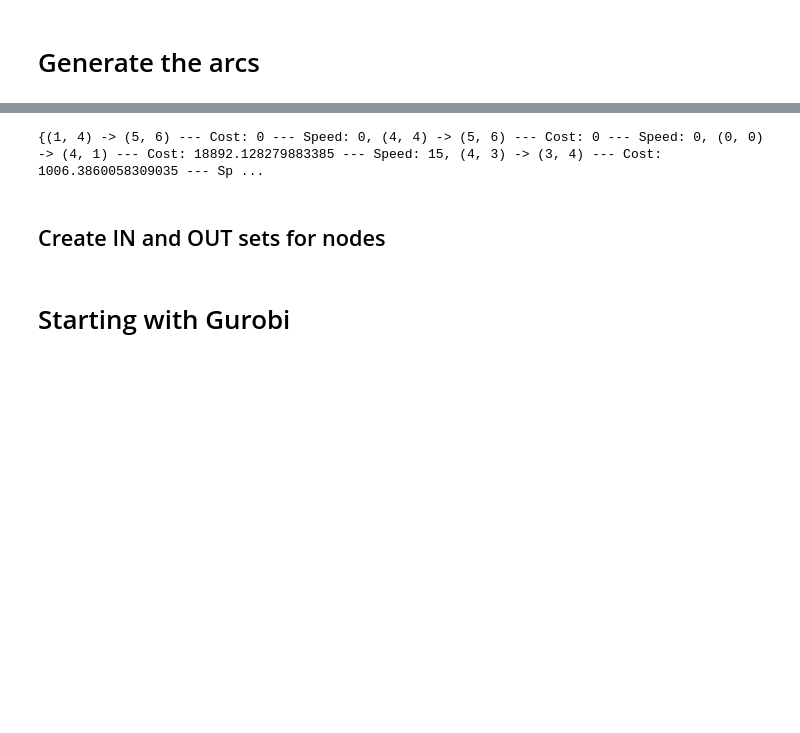
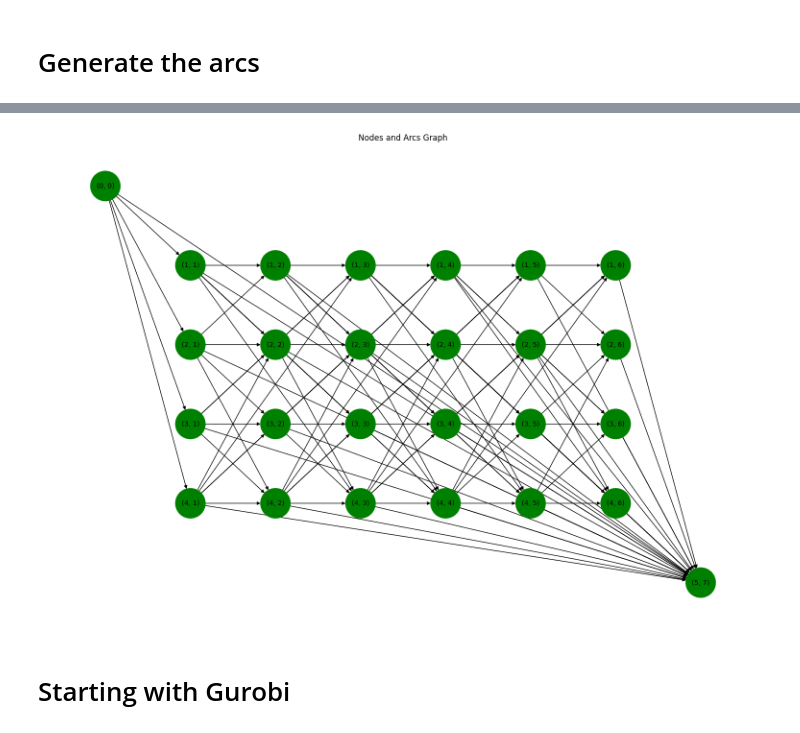
Before and after one commit to tobiasbergeland/SpeedOptiRepo, a Jupyter notebook: mirp.ipynb, the cells around one changed output, grey strips where cells are left out. Saved outputs shown, nothing was run; the diff lists cells and outputs as text; code cells hidden in the pictures; blank space fills up the shorter version.

```diff
--- a/mirp.ipynb
+++ b/mirp.ipynb
@@ -868,0 +593,37 @@ source_times
+# %%
+source_arcs_info = [generate_arc_info_for_vessel(vessel, [port.number for port in ports], source_distances, max_speed_k, min_speed_k, sourceNode) for vessel in vessels]
+
+all_info = source_arcs_info.copy()
+
+for vessel in vessels:
+    arcs_for_current_vessel = [create_arcs_for_node(node, [vessel], [port.number for port in ports], source_times, max_speed_k, min_speed_k, full_distance_matrix_nm) for node in nodeDict.values()]
+    all_info.extend(arcs_for_current_vessel)
+
+arc_dict, vessel_arcs, waiting_arcs = add_arcs_to_nodes(all_info, nodeDict, numTimePeriods)
+# %%
+def add_arc_to_dict(origin, destination, vessel, arc_dict, vessel_arcs):
+    """Helper function to add arc to dictionaries and nodes."""
+    arc = Arc(origin_node=origin, destination_node=destination, distance=0, cost=0, travel_time=0, speed=0, is_waiting_arc=False)
+    origin.outgoing_arcs.add(arc)
+    destination.incoming_arcs.add(arc)
+    arc_dict[(origin.tuple, destination.tuple, vessel)] = arc
+    vessel_arcs.setdefault(vessel, []).append(arc)
+    return arc_dict, vessel_arcs
+# %%
+def create_sink_arcs(vessels, nodeDict, sinkNode, source_times, arc_dict, vessel_arcs):
+    for vessel in vessels:
+        # Arc from source node to sink node
+        arc_dict, vessel_arcs = add_arc_to_dict(sourceNode, sinkNode, vessel, arc_dict, vessel_arcs)
+
+        # Arcs from other nodes to sink node
+        for node in nodeDict.values():
+            if node.port.number not in [0, len(ports) + 1] and node.time >= source_times[vessel][node.port.number - 1]:
+                arc_dict, vessel_arcs = add_arc_to_dict(node, sinkNode, vessel, arc_dict, vessel_arcs)
+
+    return arc_dict, vessel_arcs
+# %%
+# After calling add_arcs_to_nodes:
+arc_dict, vessel_arcs, waiting_arcs = add_arcs_to_nodes(all_info, nodeDict, numTimePeriods)
+
+# Then call create_sink_arcs with the returned arc_dict and vessel_arcs:
+arc_dict, vessel_arcs = create_sink_arcs(vessels, nodeDict, sinkNode, source_times, arc_dict, vessel_arcs)
@@ -999,12 +682,0 @@ for vessel in vessels:
-# %%
-# creating arcs for each vessel
-for vessel in vessels:
-    # Create a new set of arcs for each vessel
-    arcs_ex_source_arcs = vessel_arcs[vessel]
-    source_arcs_v = source_arcs[vessel]
-    vessel.all_arcs_v.update(arcs_ex_source_arcs)
-    vessel.all_arcs_v.update(source_arcs_v)
-    print(vessel.all_arcs_v)
-    break
-# %% [output]
-{(1, 4) -> (5, 6) --- Cost: 0 --- Speed: 0, (4, 4) -> (5, 6) --- Cost: 0 --- Speed: 0, (0, 0) -> (4, 1) --- Cost: 18892.128279883385 --- Speed: 15, (4, 3) -> (3, 4) --- Cost: 1006.3860058309035 --- Sp ...
@@ -1027,5 +683,7 @@ for vessel in vessels:
-# %% [markdown]
-## Create IN and OUT sets for nodes
+# %%
+visualize_network_for_vessel(vessels[0], nodes, vessel_arcs)
+# %% [output]
+[figure, added]
 # %% [markdown]
 # Starting with Gurobi
 # %%
```
Also changed, not shown: parts of 41 cells of this notebook, 1 other file.
